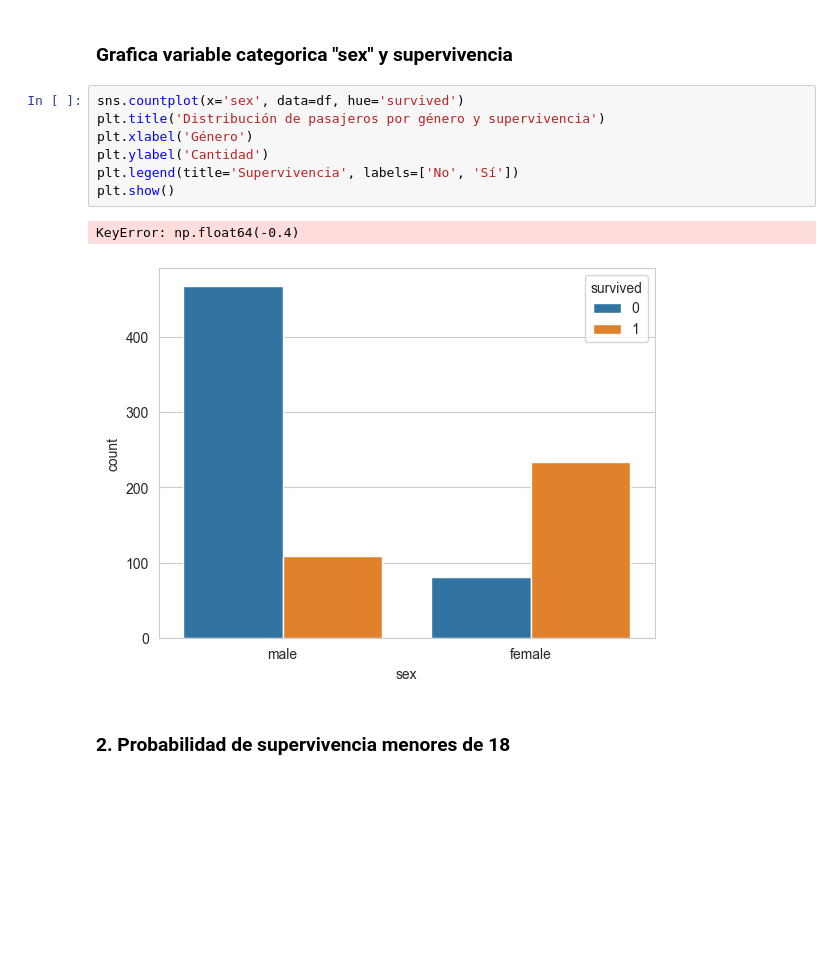
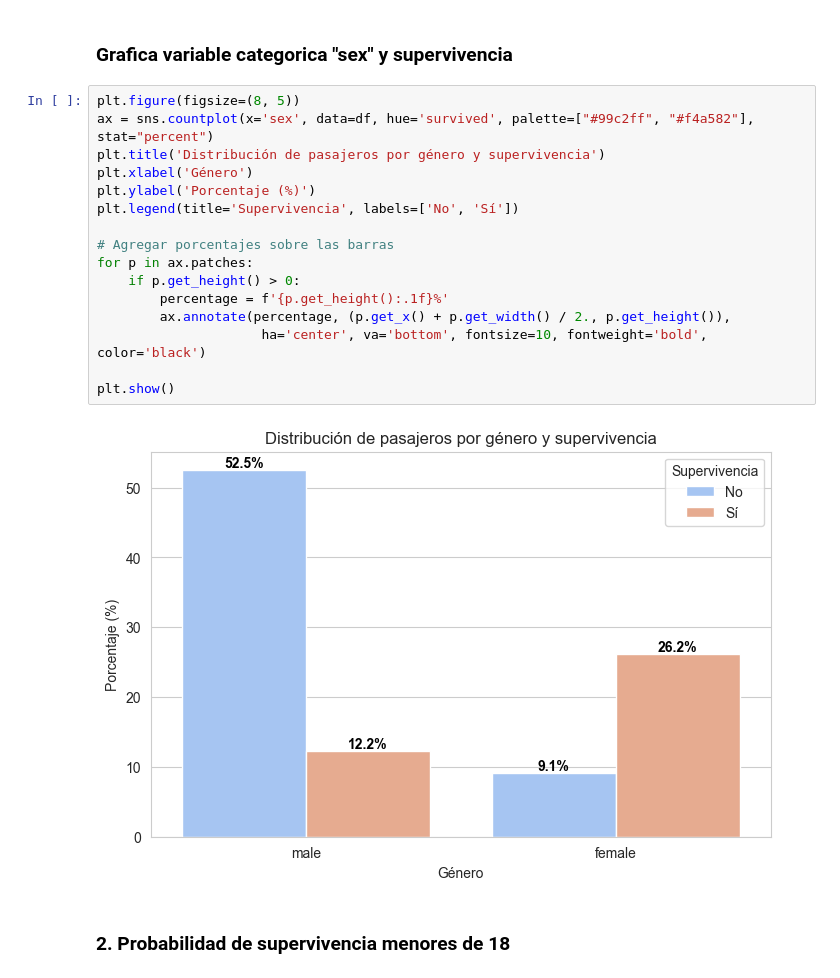
Before and after one commit to Mateolr28/Probabilidad_Estadistica, a Jupyter notebook: analisis3.ipynb, the cells around one changed output. Saved outputs shown, nothing was run; the diff lists cells and outputs as text; blank space fills up the shorter version.

```diff
--- a/analisis3.ipynb
+++ b/analisis3.ipynb
@@ -33,15 +33,23 @@ plt.show()
 # %% [markdown]
 ### Grafica variable categorica "sex" y supervivencia
 # %%
-sns.countplot(x='sex', data=df, hue='survived')
+plt.figure(figsize=(8, 5))
+ax = sns.countplot(x='sex', data=df, hue='survived', palette=["#99c2ff", "#f4a582"], stat="percent")
 plt.title('Distribución de pasajeros por género y supervivencia')
 plt.xlabel('Género')
-plt.ylabel('Cantidad')
+plt.ylabel('Porcentaje (%)')
 plt.legend(title='Supervivencia', labels=['No', 'Sí'])
+
+# Agregar porcentajes sobre las barras
+for p in ax.patches:
+    if p.get_height() > 0:
+        percentage = f'{p.get_height():.1f}%'
+        ax.annotate(percentage, (p.get_x() + p.get_width() / 2., p.get_height()),
+                     ha='center', va='bottom', fontsize=10, fontweight='bold', color='black')
+
 plt.show()
 # %% [output]
-KeyError: np.float64(-0.4)
-[figure, old version]
+[figure, new version]
 # %% [markdown]
 ### 2. Probabilidad de supervivencia menores de 18
 # %%
```
